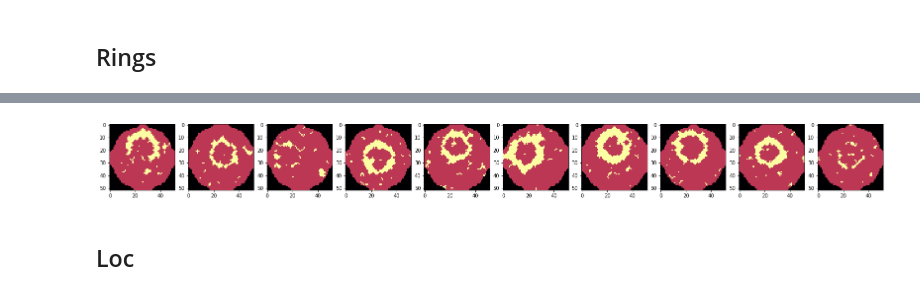
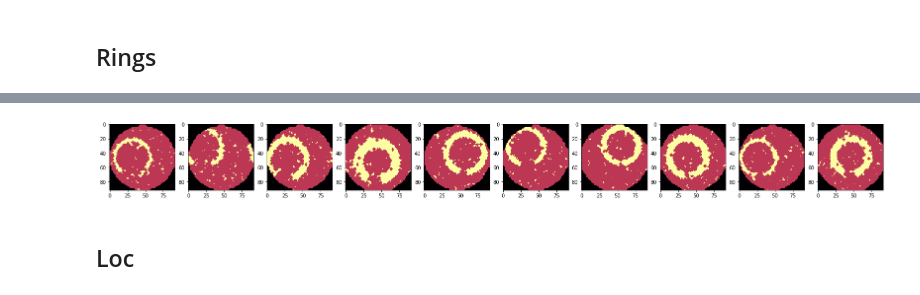
Before and after one commit to Keleas/Wafer_maps, a Jupyter notebook: src/CREATE_dataset_wafer_map.ipynb, the cells around one changed output, grey strips where cells are left out. Cells and saved outputs as stored; diff of their text form; code cells hidden in the pictures.

```diff
--- a/src/CREATE_dataset_wafer_map.ipynb
+++ b/src/CREATE_dataset_wafer_map.ipynb
@@ -297,7 +326,7 @@ N_POINTS = 2000
 PHI = None
 for i in range(4):
     ## угол старта для сектора
-    phi1 = np.random.uniform(0+95*i, 40+95*i, size=N_POINTS//4) * np.pi/180
+    phi1 = np.random.uniform(0+95*i, 30+95*i, size=N_POINTS//4) * np.pi/180
     ## угол конца для сектора
     phi2 = np.random.uniform(320+90*i, 360*(i+1), size=N_POINTS//4) * np.pi/180
     phi = np.vstack((phi1, phi2))
@@ -309,33 +338,41 @@ for i in range(4):
         PHI = np.vstack((PHI, phi))
 
 ## радиус внутреннего круга
-r1 = np.random.randint(0.19*IMAGE_DIMS[0], 0.21*IMAGE_DIMS[0], size=N_POINTS)
+r1 = np.random.randint(0.24*IMAGE_DIMS[0], 0.26*IMAGE_DIMS[0], size=N_POINTS)
 ## радиус внешнего круга
-r2 = np.random.randint(0.21*IMAGE_DIMS[0], 0.28*IMAGE_DIMS[0], size=N_POINTS)
+r2 = np.random.randint(0.3*IMAGE_DIMS[0], 0.35*IMAGE_DIMS[0], size=N_POINTS)
 r = np.vstack((r1, r2))
 ## merge под формат генератора
 r = np.array([[r[0,i], r[1,i]] for i in range(r.shape[1])])
 
 ## X координата старта прямой
-XC = np.random.randint(0.32*IMAGE_DIMS[0], 0.55*IMAGE_DIMS[0], size=N_POINTS)
+XC = np.random.randint(0.22*IMAGE_DIMS[0], 0.65*IMAGE_DIMS[0], size=N_POINTS)
 ## Y координата старта прямой
-YC = np.random.randint(0.32*IMAGE_DIMS[0], 0.55*IMAGE_DIMS[0], size=N_POINTS)
+YC = np.random.randint(0.22*IMAGE_DIMS[0], 0.65*IMAGE_DIMS[0], size=N_POINTS)
 
 ## интесивность
 N = np.random.randint(200, 210, size=N_POINTS)
 
-## генератор
-# df_donut = create_rings(XC, YC, r, PHI, N, pattern_type='Donut')
 
-## генератор параллельный
-n_workers = cpu_count
-results = Parallel(n_workers)(
-    delayed(create_rings)(XC[i::n_workers], YC[i::n_workers],
-                          r[i::n_workers], PHI[i::n_workers],
-                          N[i::n_workers], pattern_type='Donut')
-    for i in range(n_workers))
+def generator_rings(mode=0):
+    if mode == 1:
+        ## генератор для презенташки
+        df_donut = create_rings(XC, YC, r, PHI, N, pattern_type='Donut', save=True, lam_poisson=1.7)
 
-df_donut = results[0]
-for i in range(1, len(results)):
-    df_donut = pd.concat((df_center, results[i]), sort=False)
+    elif mode == 0:
+        ## генератор параллельный
+        n_workers = cpu_count
+        results = Parallel(n_workers)(
+            delayed(create_rings)(XC[i::n_workers], YC[i::n_workers],
+                                  r[i::n_workers], PHI[i::n_workers],
+                                  N[i::n_workers], pattern_type='Donut')
+            for i in range(n_workers))
+
+        df_donut = results[0]
+        for i in range(1, len(results)):
+            df_donut = pd.concat((df_donut, results[i]), sort=False)
+
+    return df_donut
+
+df_donut = generator_rings(mode=0)
 # %% [output]
@@ -343,12 +380,12 @@ Wall time: 6min 41s
 # %%
 fig, ax = plt.subplots(nrows = 1, ncols = 10, figsize=(28, 20))
 ax = ax.ravel(order='C')
 for i in range(10):
-    ax[i-10].imshow(df_donut.waferMap[i], cmap='inferno')
+    ax[i].imshow(df_donut.waferMap.values[i], cmap='inferno')
 
 plt.show()
 # %% [output]
-[figure, old version]
+[figure, new version]
 # %% [markdown]
 ## Loc
 # %%
```
Also changed, not shown: parts of 26 cells of this notebook.
